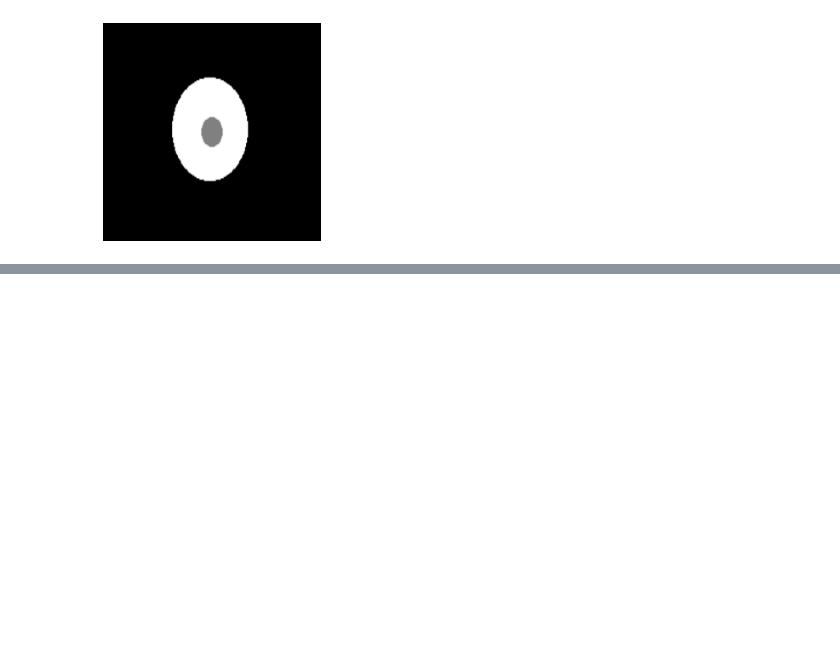
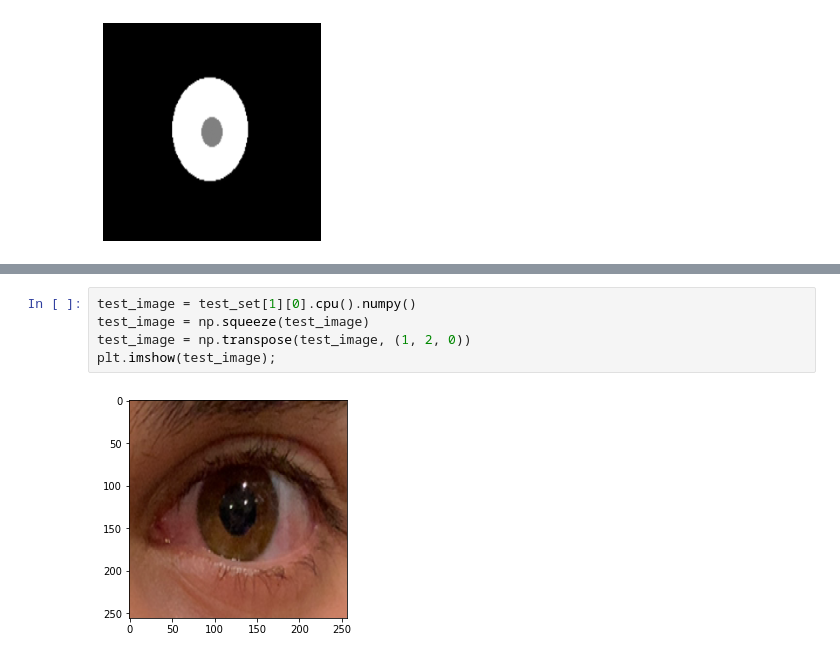
Before and after one commit to revanthbn/Iris-Pupil-Segmentation, a Jupyter notebook: Iris_segmentation.ipynb, the cells around one changed output, grey strips where cells are left out. Cells and saved outputs as stored; diff of their text form; blank space fills up the shorter version.

```diff
--- a/Iris_segmentation.ipynb
+++ b/Iris_segmentation.ipynb
@@ -313,0 +474,7 @@ Unet(
+# %%
+test_image = test_set[1][0].cpu().numpy()
+test_image = np.squeeze(test_image)
+test_image = np.transpose(test_image, (1, 2, 0))
+plt.imshow(test_image);
+# %% [output]
+[figure, added]
```
Also changed, not shown: parts of 20 cells of this notebook.
